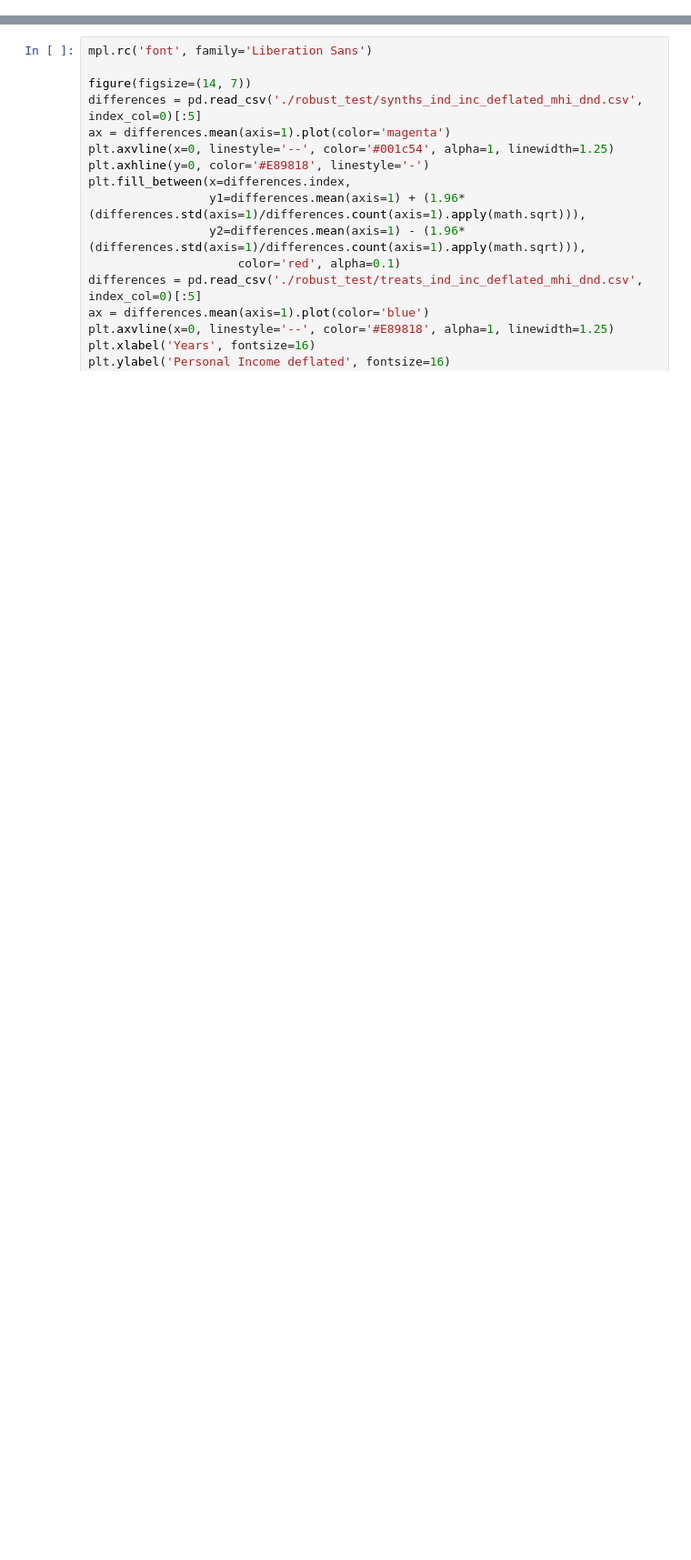
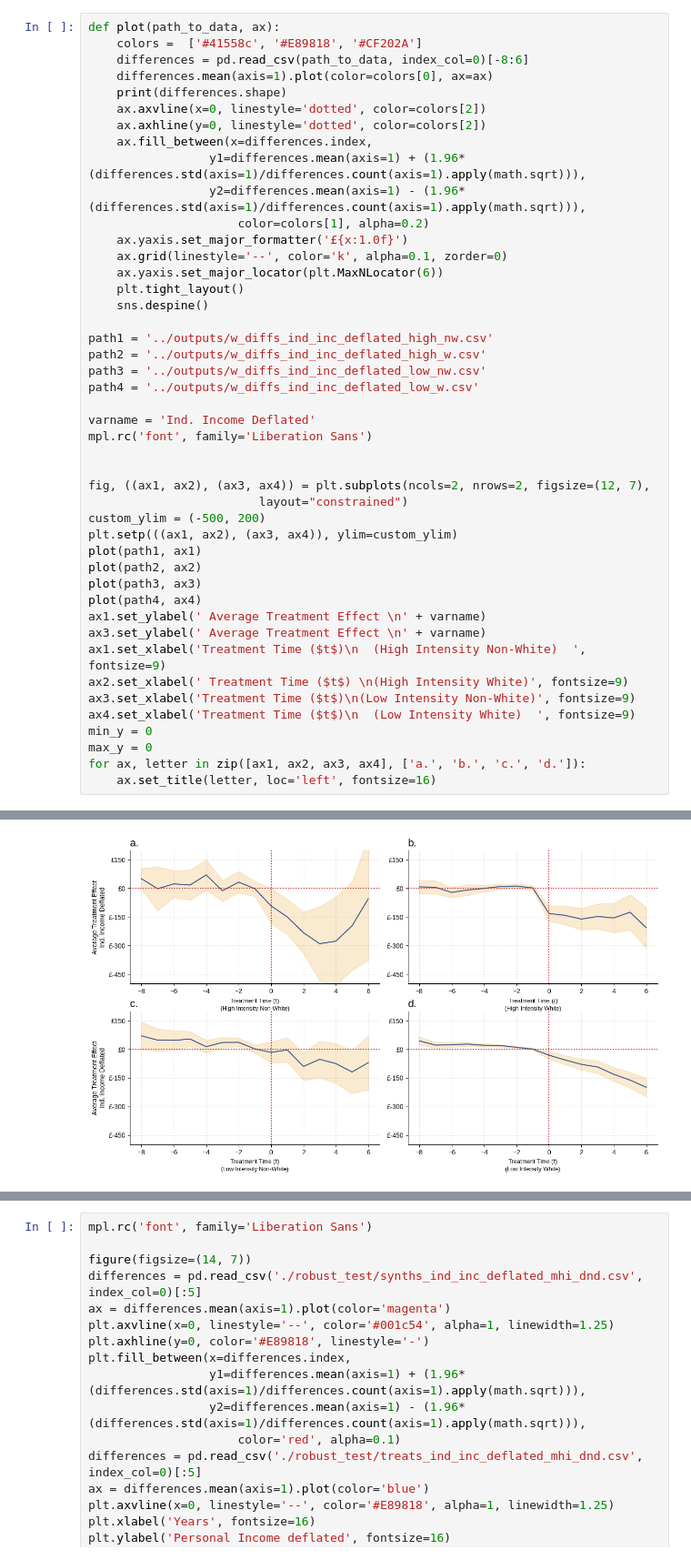
Before and after one commit to centre-for-care/costofcare, a Jupyter notebook: src/plot_results_dv.ipynb, the cells around one changed output, grey strips where cells are left out. Shown at 91% size. Drawn from its saved outputs; the diff is of its cells as text; blank space fills up the shorter version.

```diff
--- a/src/plot_results_dv.ipynb
+++ b/src/plot_results_dv.ipynb
@@ -55,0 +68,46 @@ for ax, letter in zip([ax1, ax2, ax3, ax4], ['a.', 'b.', 'c.', 'd.']):
+# %%
+def plot(path_to_data, ax):
+    colors =  ['#41558c', '#E89818', '#CF202A']
+    differences = pd.read_csv(path_to_data, index_col=0)[-8:6]
+    differences.mean(axis=1).plot(color=colors[0], ax=ax)
+    print(differences.shape)
+    ax.axvline(x=0, linestyle='dotted', color=colors[2])
+    ax.axhline(y=0, linestyle='dotted', color=colors[2])
+    ax.fill_between(x=differences.index,
+                 y1=differences.mean(axis=1) + (1.96*(differences.std(axis=1)/differences.count(axis=1).apply(math.sqrt))),
+                 y2=differences.mean(axis=1) - (1.96*(differences.std(axis=1)/differences.count(axis=1).apply(math.sqrt))),
+                     color=colors[1], alpha=0.2)
+    ax.yaxis.set_major_formatter('£{x:1.0f}')
+    ax.grid(linestyle='--', color='k', alpha=0.1, zorder=0)
+    ax.yaxis.set_major_locator(plt.MaxNLocator(6))
+    plt.tight_layout()
+    sns.despine()
+
+path1 = '../outputs/w_diffs_ind_inc_deflated_high_nw.csv'
+path2 = '../outputs/w_diffs_ind_inc_deflated_high_w.csv'
+path3 = '../outputs/w_diffs_ind_inc_deflated_low_nw.csv'
+path4 = '../outputs/w_diffs_ind_inc_deflated_low_w.csv'
+
+varname = 'Ind. Income Deflated'
+mpl.rc('font', family='Liberation Sans')
+
+
+fig, ((ax1, ax2), (ax3, ax4)) = plt.subplots(ncols=2, nrows=2, figsize=(12, 7),
+                        layout="constrained")
+custom_ylim = (-500, 200)
+plt.setp(((ax1, ax2), (ax3, ax4)), ylim=custom_ylim)
+plot(path1, ax1)
+plot(path2, ax2)
+plot(path3, ax3)
+plot(path4, ax4)
+ax1.set_ylabel(' Average Treatment Effect \n' + varname)
+ax3.set_ylabel(' Average Treatment Effect \n' + varname)
+ax1.set_xlabel('Treatment Time ($t$)\n  (High Intensity Non-White)  ', fontsize=9)
+ax2.set_xlabel(' Treatment Time ($t$) \n(High Intensity White)', fontsize=9)
+ax3.set_xlabel('Treatment Time ($t$)\n(Low Intensity Non-White)', fontsize=9)
+ax4.set_xlabel('Treatment Time ($t$)\n  (Low Intensity White)  ', fontsize=9)
+min_y = 0
+max_y = 0
+for ax, letter in zip([ax1, ax2, ax3, ax4], ['a.', 'b.', 'c.', 'd.']):
+    ax.set_title(letter, loc='left', fontsize=16)
+# %% [output]
@@ -56,3 +118,4 @@ for ax, letter in zip([ax1, ax2, ax3, ax4], ['a.', 'b.', 'c.', 'd.']):
+[figure, added]
 # %%
 def plot(path_to_data, ax):
     colors =  ['#41558c', '#E89818', '#CF202A']
```
Also changed, not shown: parts of 6 cells of this notebook, 44 other files.
